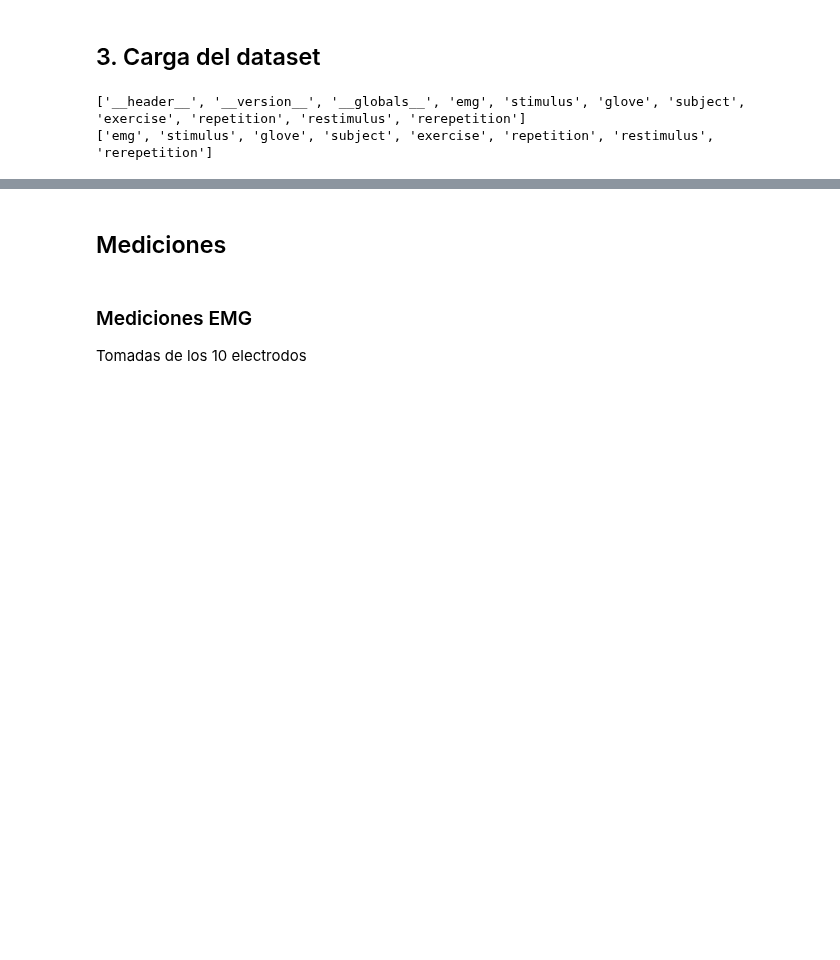
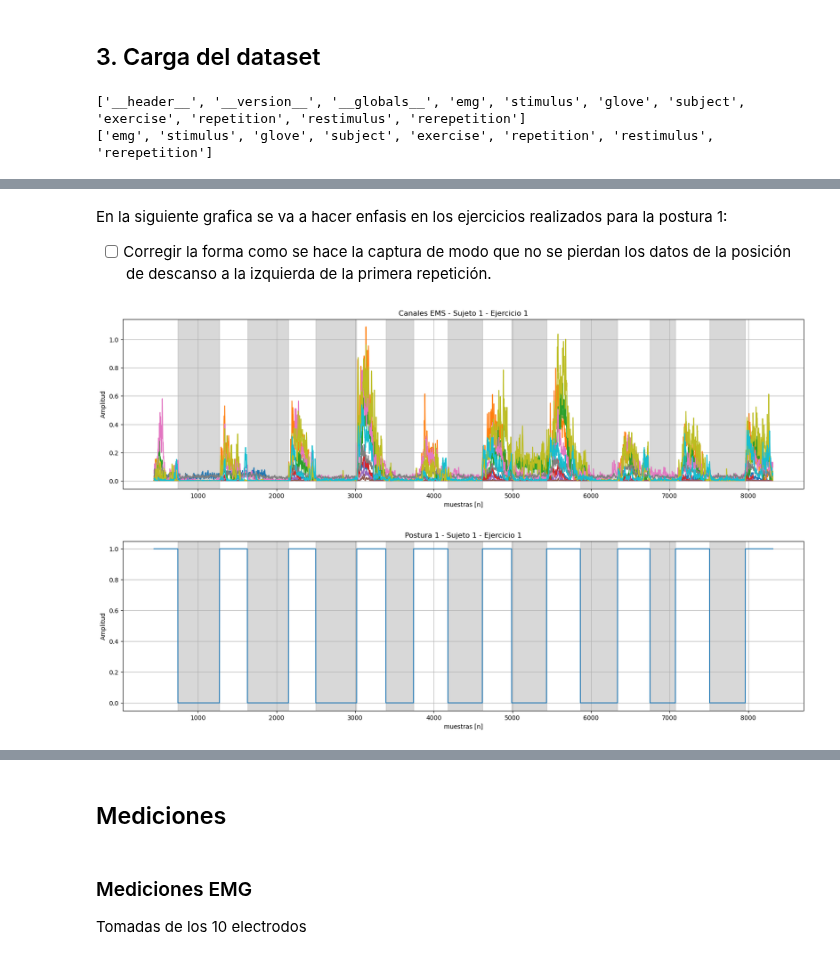
Before and after one commit to repos-especializacion-UdeA/trabajo-final_AA1, a Jupyter notebook: notebooks_pasos_previos/exploracion_preliminar.ipynb, the cells around one changed output, grey strips where cells are left out. Cells and saved outputs as stored; diff of their text form; code cells hidden in the pictures; blank space fills up the shorter version.

```diff
--- a/notebooks_pasos_previos/exploracion_preliminar.ipynb
+++ b/notebooks_pasos_previos/exploracion_preliminar.ipynb
@@ -332,0 +178,24 @@ print(indice_numero(labels[0], 1))
+# %% [markdown]
+En la siguiente grafica se va a hacer enfasis en los ejercicios realizados para la postura 1:
+  - [ ] Corregir la forma como se hace la captura de modo que no se pierdan los datos de la posición de descanso a la izquierda de la primera repetición.
+# %%
+# Funciones sobre las señales
+
+graficar_medida2(df_s1_e1,
+                 columnas = df_s1_e1.columns[0:10],
+                 labels = df_s1_e1['label'],
+                 num = 1,
+                 fs = None,
+                 titulo="Canales EMS - Sujeto 1 - Ejercicio 1"
+                 )
+
+graficar_medida2(df_s1_e1,
+                 columnas = ['label'],
+                 labels = df_s1_e1['label'],
+                 num = 1,
+                 fs = None,
+                 titulo="Postura 1 - Sujeto 1 - Ejercicio 1"
+                 )
+# %% [output]
+[figure, added]
+[figure, added]
```
Also changed, not shown: parts of 21 cells of this notebook, 1 other file.
